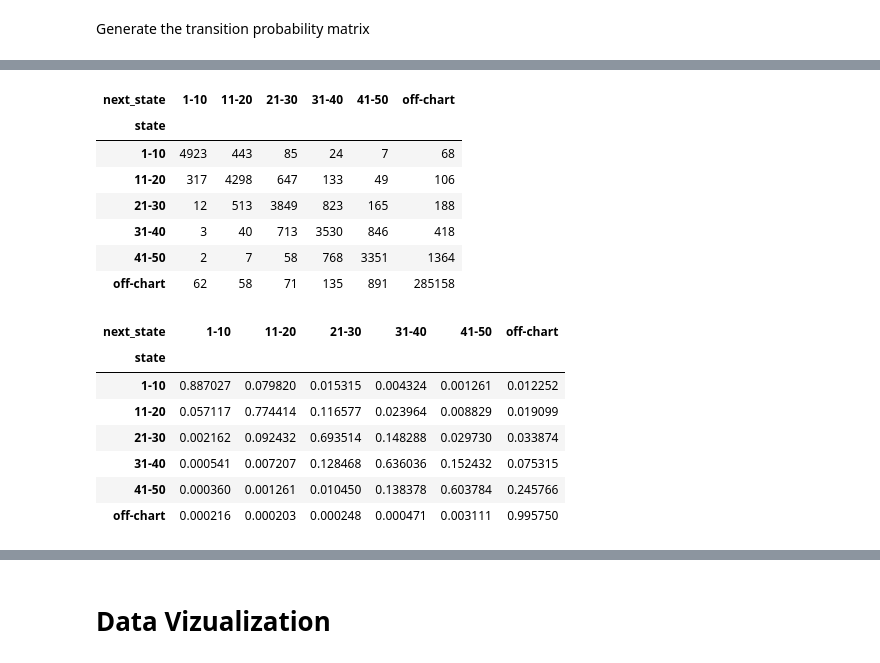
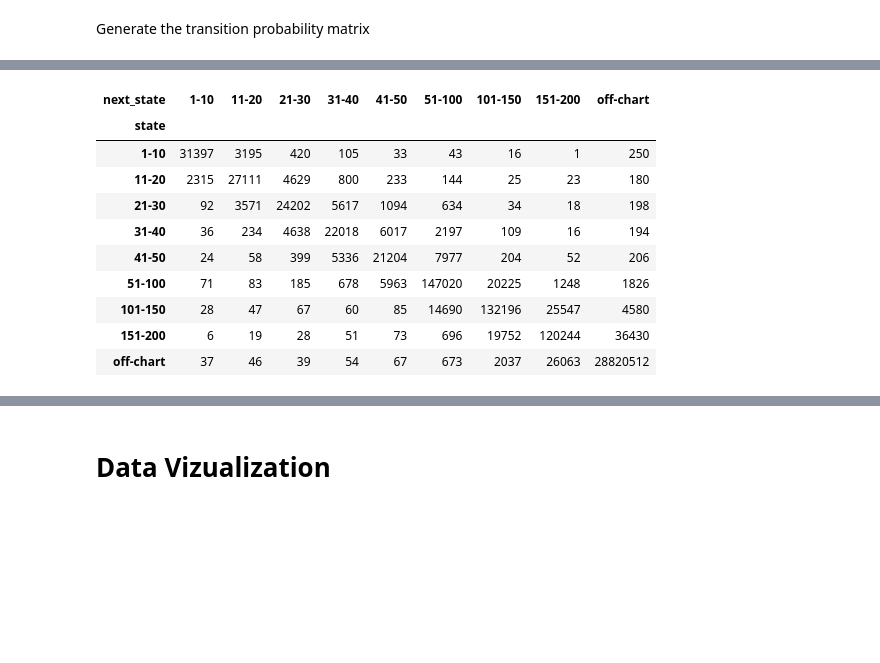
Before and after one commit to sdevarajan2006/spotify-chart-markov-chain, a Jupyter notebook: notebooks/analysis.ipynb, the cells around one changed output, grey strips where cells are left out. Saved outputs shown, nothing was run; the diff lists cells and outputs as text; code cells hidden in the pictures; blank space fills up the shorter version.

```diff
--- a/notebooks/analysis.ipynb
+++ b/notebooks/analysis.ipynb
@@ -115,0 +74,24 @@ panel_df.head(15)
+# %%
+sample_end = df["date"].max()
+
+# next day's state for each on-chart row
+nxt = df[["song_id", "date", "state"]].copy()
+nxt["date"] = nxt["date"] - pd.Timedelta(days=1)
+on = df.merge(nxt.rename(columns={"state": "next_state"}), on=["song_id", "date"], how="left")
+on = on[on["date"] < sample_end]
+on["next_state"] = on["next_state"].fillna("off-chart")
+
+# re-entries: on the chart today, off yesterday, and not the song's first day
+first_date = df.groupby("song_id")["date"].transform("min")
+prev_day = df[["song_id", "date"]].assign(date=lambda x: x["date"] + pd.Timedelta(days=1), was_on=True)
+chk = df.assign(first_date=first_date).merge(prev_day, on=["song_id", "date"], how="left")
+reentries = chk[(chk["was_on"].isna()) & (chk["date"] > chk["first_date"])]
+
+# off-chart days from the first appearance to the day before sample_end
+span = df.groupby("song_id")["date"].agg(first="min", n_on="size")
+last_on = df[df["date"] == sample_end]["song_id"]
+off_days = ((sample_end - span["first"]).dt.days + 1 - span["n_on"]).sum()   # off days incl. sample_end
+off_days_before_end = off_days - (span.index.size - last_on.nunique())     # drop sample_end off days
+
+transitions_df = on[["date", "song", "state", "next_state"]]
+transitions_df.head(20)
@@ -139,34 +118,21 @@ transitions_df[["date", "song", "state", "next_state"]].head(20)
-# %%
-transition_counts = pd.crosstab(
-    transitions_df["state"],
-    transitions_df["next_state"]
-)
-
-transition_counts
-# %% [output]
-| next_state | 1-10 | 11-20 | 21-30 | 31-40 | 41-50 | off-chart |
-| state |  |  |  |  |  |  |
-| 1-10 | 4923 | 443 | 85 | 24 | 7 | 68 |
-| 11-20 | 317 | 4298 | 647 | 133 | 49 | 106 |
-| 21-30 | 12 | 513 | 3849 | 823 | 165 | 188 |
-| 31-40 | 3 | 40 | 713 | 3530 | 846 | 418 |
-| 41-50 | 2 | 7 | 58 | 768 | 3351 | 1364 |
-| off-chart | 62 | 58 | 71 | 135 | 891 | 285158 |
-# %%
-transition_matrix = transition_counts.div(transition_counts.sum(axis=1), axis=0)
-state_order = ["1-10", "11-20", "21-30", "31-40", "41-50", "off-chart"]
-
-transition_counts = transition_counts.reindex(index=state_order, columns=state_order, fill_value=0)
-transition_matrix = transition_matrix.reindex(index=state_order, columns=state_order)
-
-transition_counts
-transition_matrix
-# %% [output]
-| next_state | 1-10 | 11-20 | 21-30 | 31-40 | 41-50 | off-chart |
-| state |  |  |  |  |  |  |
-| 1-10 | 0.887027 | 0.079820 | 0.015315 | 0.004324 | 0.001261 | 0.012252 |
-| 11-20 | 0.057117 | 0.774414 | 0.116577 | 0.023964 | 0.008829 | 0.019099 |
-| 21-30 | 0.002162 | 0.092432 | 0.693514 | 0.148288 | 0.029730 | 0.033874 |
-| 31-40 | 0.000541 | 0.007207 | 0.128468 | 0.636036 | 0.152432 | 0.075315 |
-| 41-50 | 0.000360 | 0.001261 | 0.010450 | 0.138378 | 0.603784 | 0.245766 |
-| off-chart | 0.000216 | 0.000203 | 0.000248 | 0.000471 | 0.003111 | 0.995750 |
+# %%
+transition_counts = pd.crosstab(on["state"], on["next_state"])
+transition_counts = transition_counts.reindex(index=STATES, columns=STATES, fill_value=0)
+
+reentry_counts = reentries["state"].value_counts()
+transition_counts.loc["off-chart"] = reentry_counts.reindex(STATES, fill_value=0)
+transition_counts.loc["off-chart", "off-chart"] = off_days_before_end - reentry_counts.sum()
+
+transition_counts
+# %% [output]
+| next_state | 1-10 | 11-20 | 21-30 | 31-40 | 41-50 | 51-100 | 101-150 | 151-200 | off-chart |
+| state |  |  |  |  |  |  |  |  |  |
+| 1-10 | 31397 | 3195 | 420 | 105 | 33 | 43 | 16 | 1 | 250 |
+| 11-20 | 2315 | 27111 | 4629 | 800 | 233 | 144 | 25 | 23 | 180 |
+| 21-30 | 92 | 3571 | 24202 | 5617 | 1094 | 634 | 34 | 18 | 198 |
+| 31-40 | 36 | 234 | 4638 | 22018 | 6017 | 2197 | 109 | 16 | 194 |
+| 41-50 | 24 | 58 | 399 | 5336 | 21204 | 7977 | 204 | 52 | 206 |
+| 51-100 | 71 | 83 | 185 | 678 | 5963 | 147020 | 20225 | 1248 | 1826 |
+| 101-150 | 28 | 47 | 67 | 60 | 85 | 14690 | 132196 | 25547 | 4580 |
+| 151-200 | 6 | 19 | 28 | 51 | 73 | 696 | 19752 | 120244 | 36430 |
+| off-chart | 37 | 46 | 39 | 54 | 67 | 673 | 2037 | 26063 | 28820512 |
```
Also changed, not shown: parts of 14 cells of this notebook, 6 other files.
